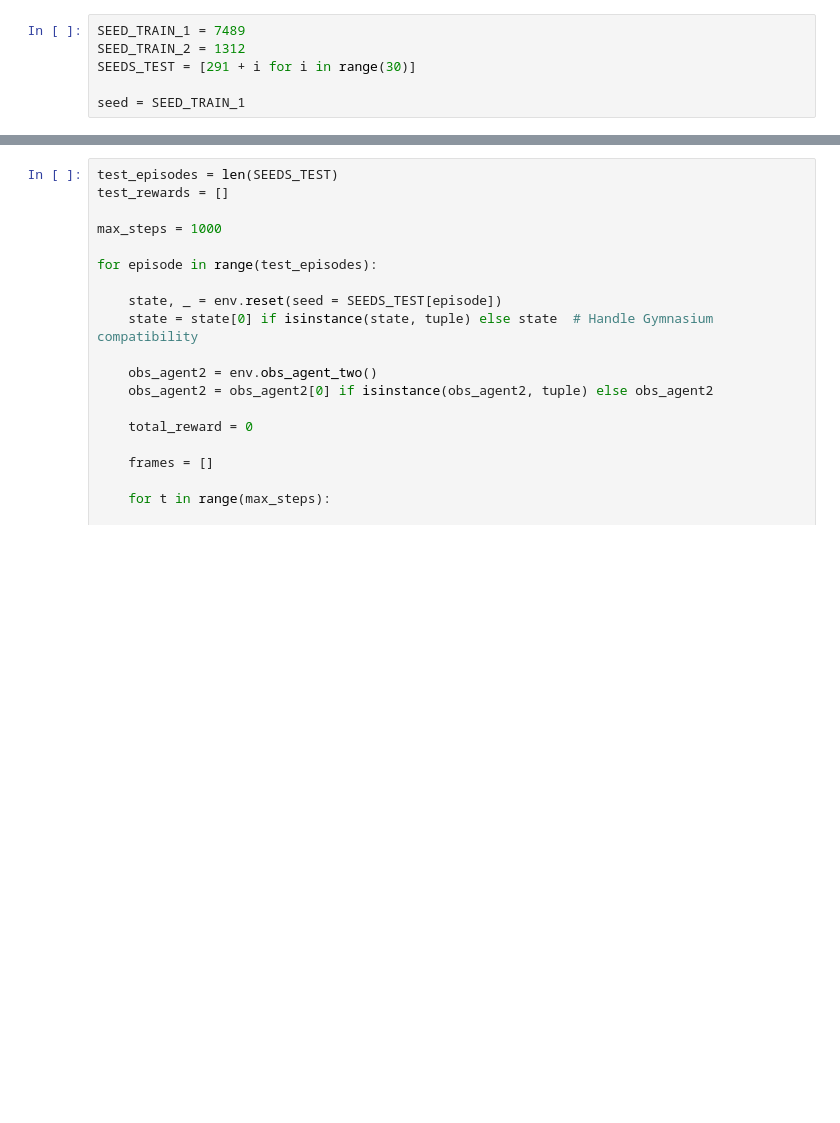
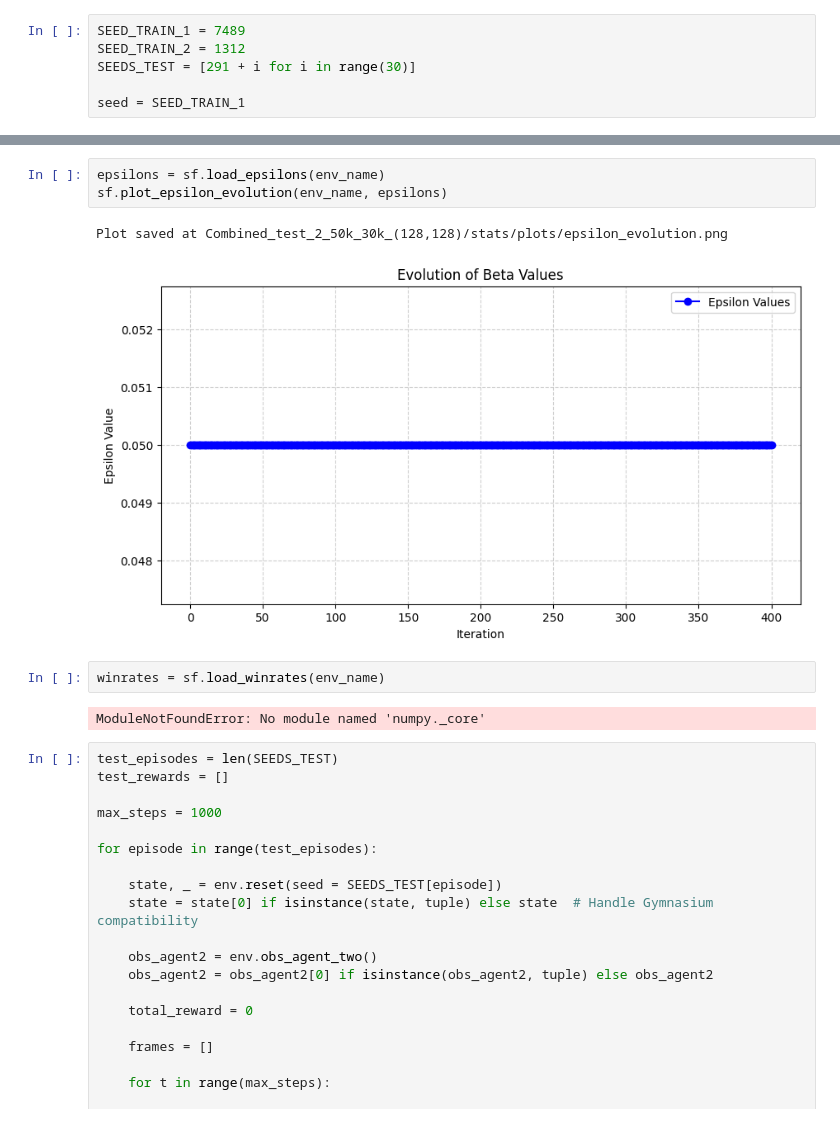
Before and after one commit to JoJoBarthold2/hockey-en-mallorca, a Jupyter notebook: src/hockey-env/test_agent_on_hockey_after_training.ipynb, the cells around one changed output, grey strips where cells are left out. Drawn from its saved outputs; the diff is of its cells as text; blank space fills up the shorter version.

```diff
--- a/src/hockey-env/test_agent_on_hockey_after_training.ipynb
+++ b/src/hockey-env/test_agent_on_hockey_after_training.ipynb
@@ -48,3 +54,13 @@ Plot saved at Combined_test_2_50k_30k_(128,128)/stats/plots/losses_plot.png
+# %%
+epsilons = sf.load_epsilons(env_name)
+sf.plot_epsilon_evolution(env_name, epsilons)
+# %% [output]
+Plot saved at Combined_test_2_50k_30k_(128,128)/stats/plots/epsilon_evolution.png
+[figure, added]
+# %%
+winrates = sf.load_winrates(env_name)
+# %% [output]
+ModuleNotFoundError: No module named 'numpy._core'
 # %%
 test_episodes = len(SEEDS_TEST)
 test_rewards = []
```
Also changed, not shown: parts of 5 cells of this notebook, 6 other files.
